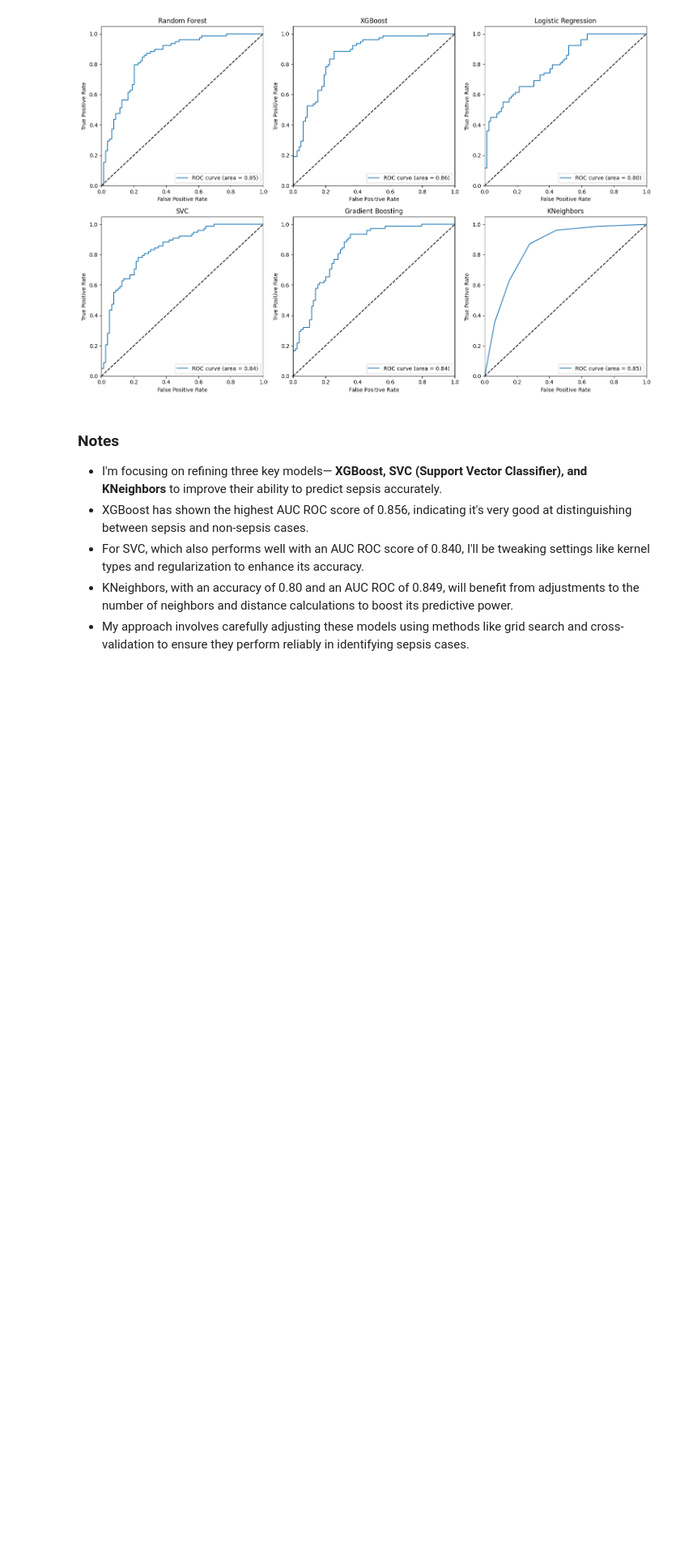
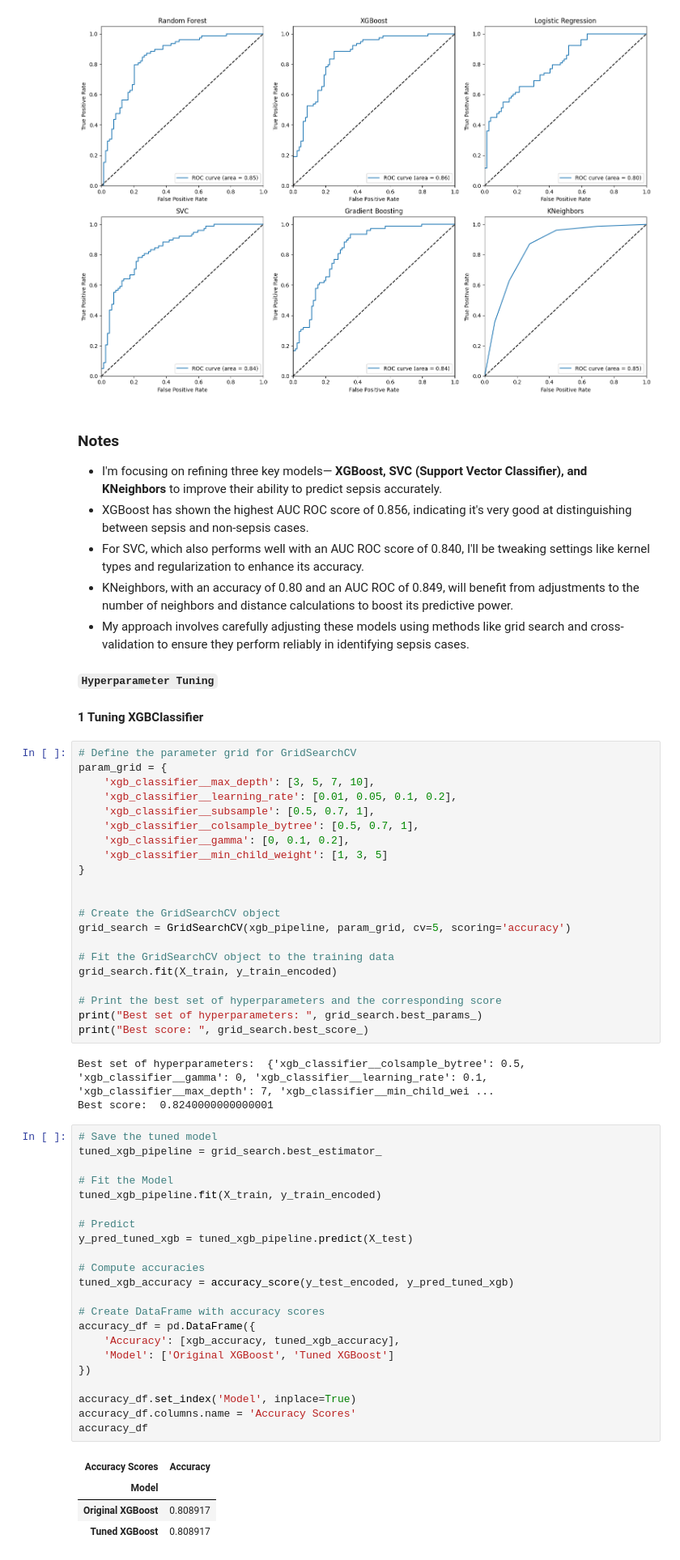
Before and after one commit to murithidenisgitobu/Sepsis-Predictor, a Jupyter notebook: Notebook.ipynb, the cells around one changed output. Shown at 81% size. Cells and saved outputs as stored; diff of their text form; blank space fills up the shorter version.

```diff
--- a/Notebook.ipynb
+++ b/Notebook.ipynb
@@ -900,3 +900,58 @@ plt.show()
 - For SVC, which also performs well with an AUC ROC score of 0.840, I'll be tweaking settings like kernel types and regularization to enhance its accuracy.
 - KNeighbors, with an accuracy of 0.80 and an AUC ROC of 0.849, will benefit from adjustments to the number of neighbors and distance calculations to boost its predictive power.
 - My approach involves carefully adjusting these models using methods like grid search and cross-validation to ensure they perform reliably in identifying sepsis cases.
+# %% [markdown]
+**`Hyperparameter Tuning`**
+# %% [markdown]
+**1 Tuning XGBClassifier**
+# %%
+# Define the parameter grid for GridSearchCV
+param_grid = {
+    'xgb_classifier__max_depth': [3, 5, 7, 10],
+    'xgb_classifier__learning_rate': [0.01, 0.05, 0.1, 0.2],
+    'xgb_classifier__subsample': [0.5, 0.7, 1],
+    'xgb_classifier__colsample_bytree': [0.5, 0.7, 1],
+    'xgb_classifier__gamma': [0, 0.1, 0.2],
+    'xgb_classifier__min_child_weight': [1, 3, 5]
+}
+
+
+# Create the GridSearchCV object
+grid_search = GridSearchCV(xgb_pipeline, param_grid, cv=5, scoring='accuracy')
+
+# Fit the GridSearchCV object to the training data
+grid_search.fit(X_train, y_train_encoded)
+
+# Print the best set of hyperparameters and the corresponding score
+print("Best set of hyperparameters: ", grid_search.best_params_)
+print("Best score: ", grid_search.best_score_)
+# %% [output]
+Best set of hyperparameters:  {'xgb_classifier__colsample_bytree': 0.5, 'xgb_classifier__gamma': 0, 'xgb_classifier__learning_rate': 0.1, 'xgb_classifier__max_depth': 7, 'xgb_classifier__min_child_wei ...
+Best score:  0.8240000000000001
+# %%
+# Save the tuned model
+tuned_xgb_pipeline = grid_search.best_estimator_
+
+# Fit the Model
+tuned_xgb_pipeline.fit(X_train, y_train_encoded)
+
+# Predict
+y_pred_tuned_xgb = tuned_xgb_pipeline.predict(X_test)
+
+# Compute accuracies
+tuned_xgb_accuracy = accuracy_score(y_test_encoded, y_pred_tuned_xgb)
+
+# Create DataFrame with accuracy scores
+accuracy_df = pd.DataFrame({
+    'Accuracy': [xgb_accuracy, tuned_xgb_accuracy],
+    'Model': ['Original XGBoost', 'Tuned XGBoost']
+})
+
+accuracy_df.set_index('Model', inplace=True)
+accuracy_df.columns.name = 'Accuracy Scores'
+accuracy_df
+# %% [output]
+| Accuracy Scores | Accuracy |
+| Model |  |
+| Original XGBoost | 0.808917 |
+| Tuned XGBoost | 0.808917 |
```
Also changed, not shown: parts of 3 cells of this notebook.
